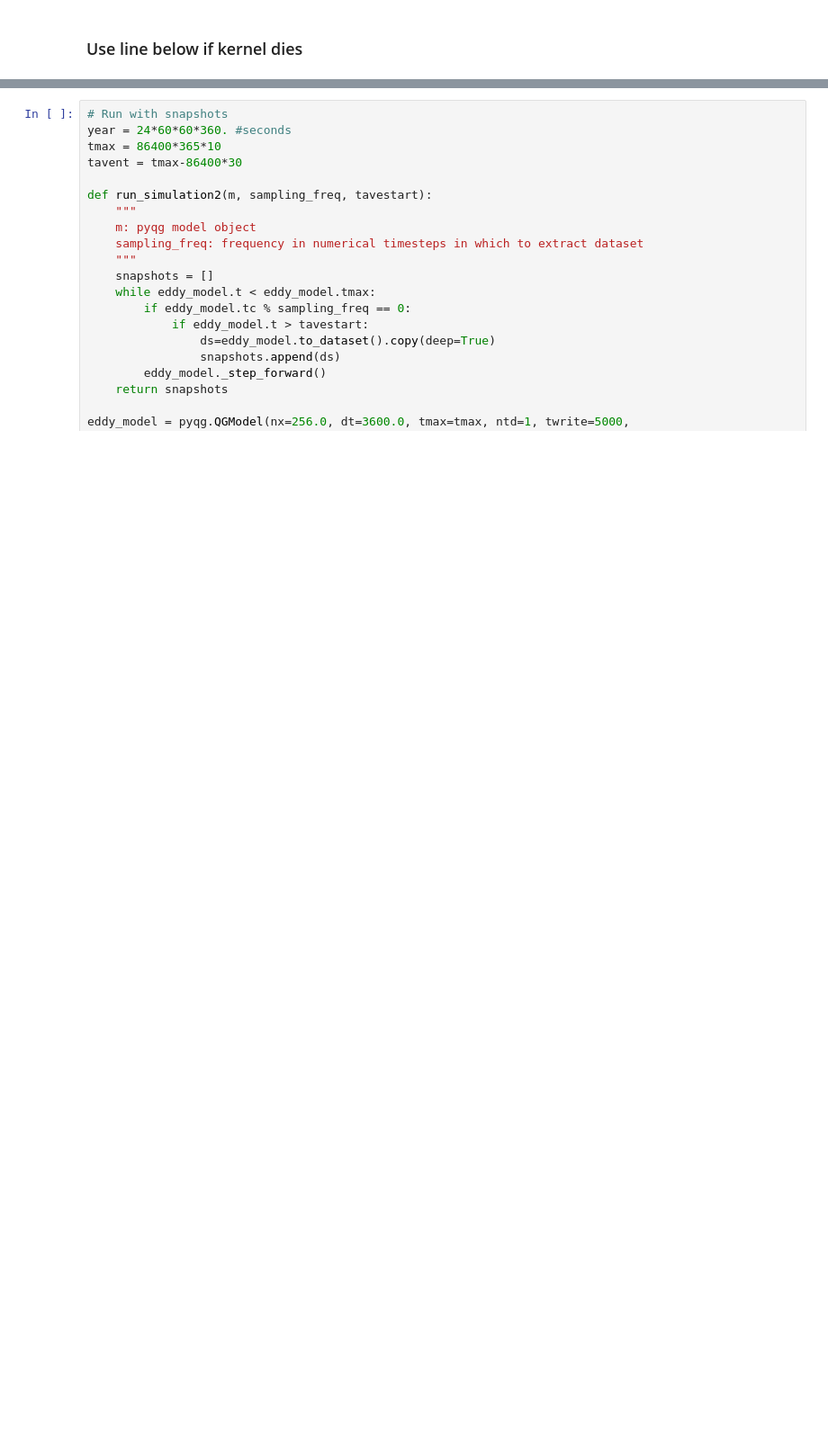
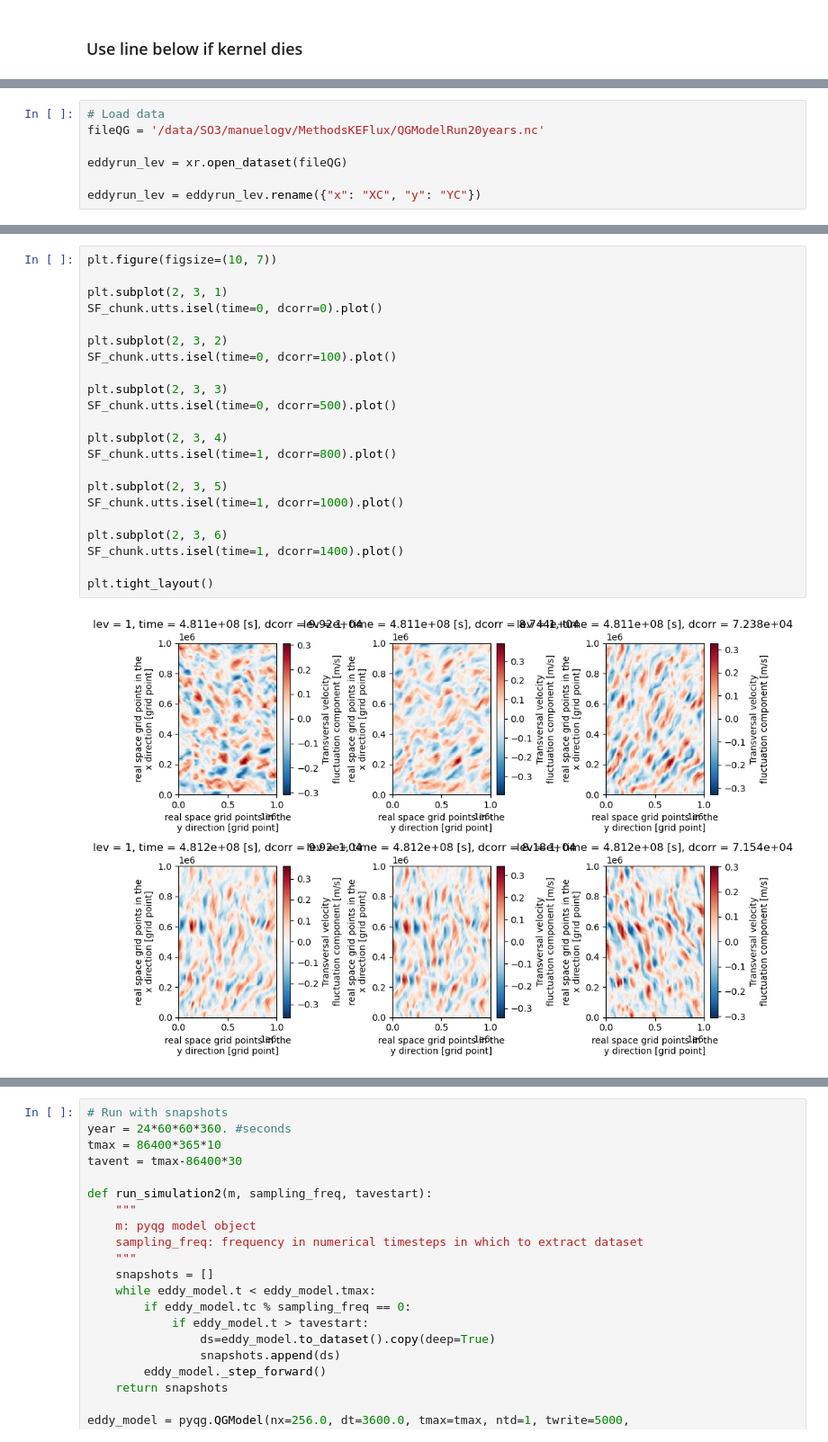
Before and after one commit to manuelogtzv/SF3_RLS, a Jupyter notebook: calcSF_QGmodel.ipynb, the cells around one changed output, grey strips where cells are left out. Shown at 90% size. Cells and saved outputs as stored; diff of their text form; blank space fills up the shorter version.

```diff
--- a/calcSF_QGmodel.ipynb
+++ b/calcSF_QGmodel.ipynb
@@ -197,0 +102,7 @@ SFeddy0 = calculateSF(eddyrun_lev.isel(lev=0, time=time3y), maxcorr, shiftdim, s
+# %%
+# Load data
+fileQG = '/data/SO3/manuelogv/MethodsKEFlux/QGModelRun20years.nc'
+
+eddyrun_lev = xr.open_dataset(fileQG)
+
+eddyrun_lev = eddyrun_lev.rename({"x": "XC", "y": "YC"})
@@ -197,0 +305,24 @@ SFeddy0 = calculateSF(eddyrun_lev.isel(lev=0, time=time3y), maxcorr, shiftdim, s
+# %%
+plt.figure(figsize=(10, 7))
+
+plt.subplot(2, 3, 1)
+SF_chunk.utts.isel(time=0, dcorr=0).plot()
+
+plt.subplot(2, 3, 2)
+SF_chunk.utts.isel(time=0, dcorr=100).plot()
+
+plt.subplot(2, 3, 3)
+SF_chunk.utts.isel(time=0, dcorr=500).plot()
+
+plt.subplot(2, 3, 4)
+SF_chunk.utts.isel(time=1, dcorr=800).plot()
+
+plt.subplot(2, 3, 5)
+SF_chunk.utts.isel(time=1, dcorr=1000).plot()
+
+plt.subplot(2, 3, 6)
+SF_chunk.utts.isel(time=1, dcorr=1400).plot()
+
+plt.tight_layout()
+# %% [output]
+[figure, added]
```
Also changed, not shown: parts of 52 cells of this notebook.
